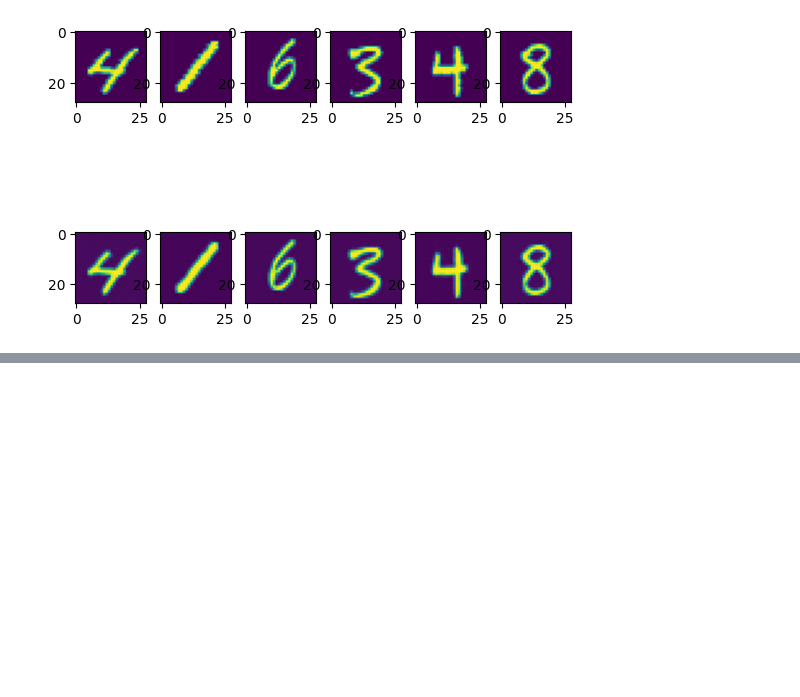
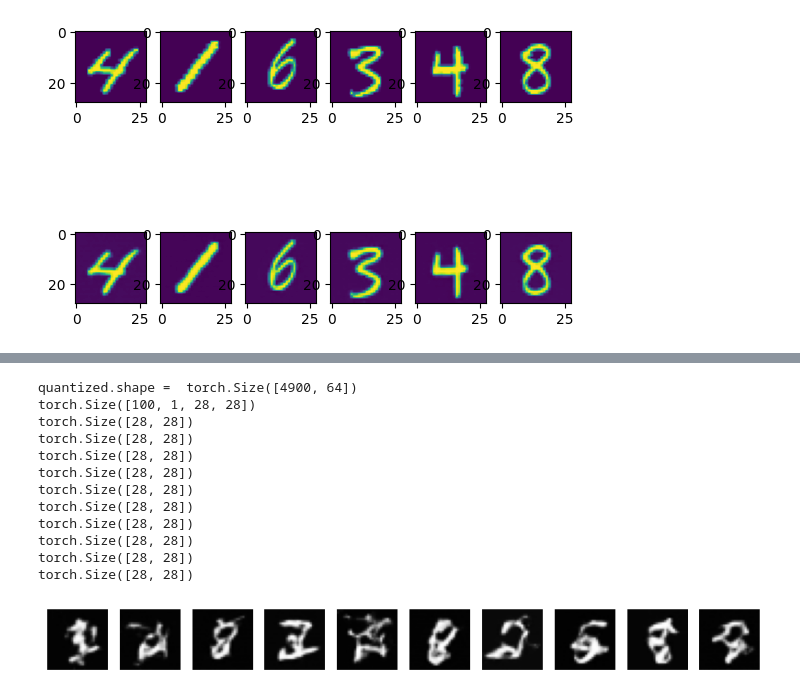
Before and after one commit to EdvardsZ/MastersThesis, a Jupyter notebook: src/vq_vae_trainer.ipynb, the cells around one changed output, grey strips where cells are left out. Drawn from its saved outputs; the diff is of its cells as text; code cells hidden in the pictures; blank space fills up the shorter version.

Commit message:
vq vae generating images example

```diff
--- a/src/vq_vae_trainer.ipynb
+++ b/src/vq_vae_trainer.ipynb
@@ -22,7 +22,7 @@ class VAETrainer(pl.LightningModule):
 
     def step(self, batch, batch_idx, mode = 'train'):
         x, x_cond, y = batch
-        x_hat, quantized, latent, _ = self(x, x_cond, y)
+        x_hat, quantized, latent, embedding_indices = self(x, x_cond, y)
         loss = self.model.loss(latent, quantized, x_hat, x)
         self.log_dict({f"{mode}_{key}": val.item() for key, val in loss.items()}, sync_dist=True, prog_bar=True)
         return loss['loss']
@@ -111,0 +193,48 @@ torch.Size([100, 1, 28, 28])
+# %%
+from matplotlib import pyplot as plt
+
+vae = VAETrainer.load_from_checkpoint('checkpoints/vqvae_50.ckpt', map_location='cpu')
+
+model = PixelCNNTrainer.load_from_checkpoint('checkpoints/pixel_cnn_vqvae_50.ckpt', map_location='cpu', vae=vae)
+
+def generate_and_plot(model, count, vae):
+	sample = torch.Tensor(count, 1, 7, 7)
+	sample.fill_(0)
+    #Generating images pixel by pixel
+	for i in range(7):
+		for j in range(7):
+			out = model(sample)
+			probs = F.softmax(out[:,:,i,j], dim=-1).data
+			sample[:,:,i,j] = torch.multinomial(probs, 1).long()
+	# plot the images
+	plt.figure(figsize=(10, 10))
+	test = sample.view(-1)
+	test = test.long()
+
+
+
+
+	x_hat = vae.model.reconstruct_from_indices(test)
+	print(x_hat.shape)
+
+	for i in range(10):
+		print(x_hat[i,0,:,:].shape)
+		plt.subplot(1, 10, i+1)
+		plt.imshow(x_hat[i,0,:,:].detach(), cmap='gray')
+		plt.axis('off')
+
+generate_and_plot(model, count=100, vae=vae)
+# %% [output]
+quantized.shape =  torch.Size([4900, 64])
+torch.Size([100, 1, 28, 28])
+torch.Size([28, 28])
+torch.Size([28, 28])
+torch.Size([28, 28])
+torch.Size([28, 28])
+torch.Size([28, 28])
+torch.Size([28, 28])
+torch.Size([28, 28])
+torch.Size([28, 28])
+torch.Size([28, 28])
+torch.Size([28, 28])
+[figure, added]
```
Also changed, not shown: parts of 2 cells of this notebook.
